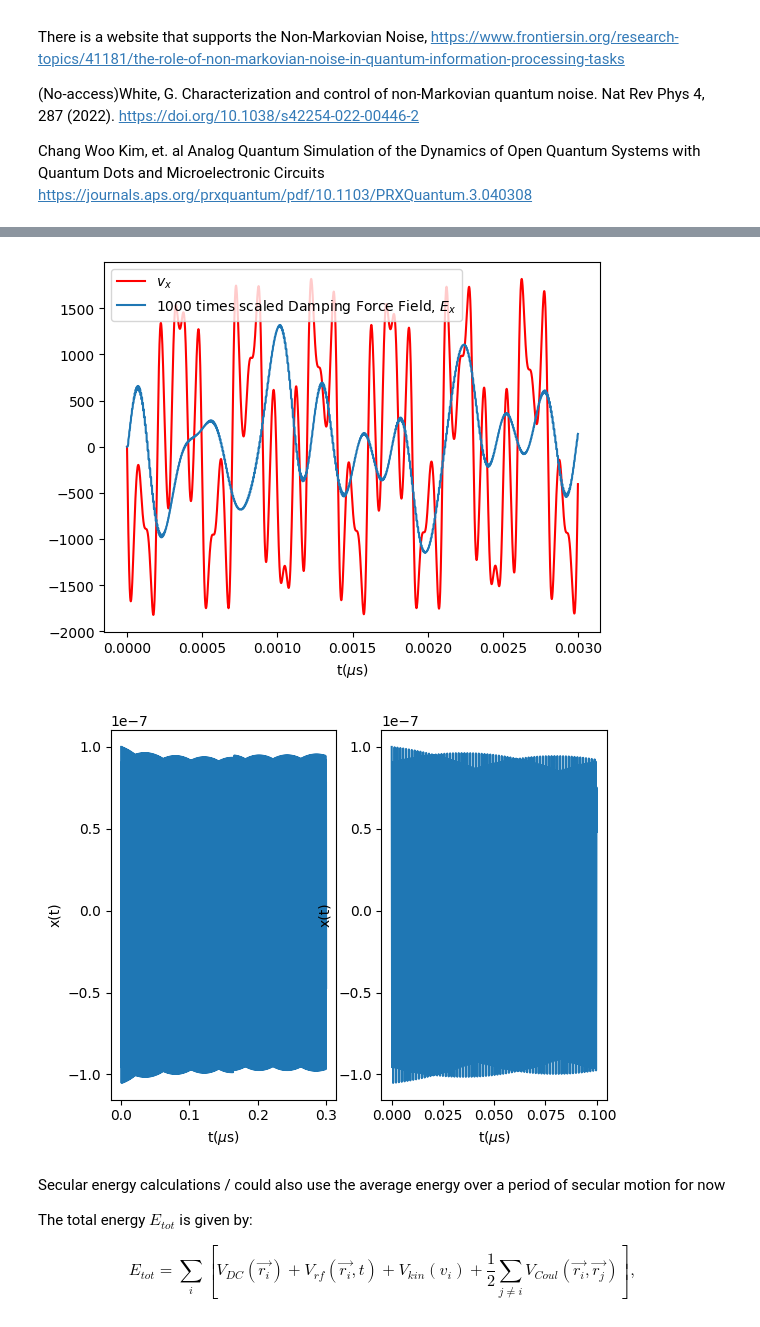
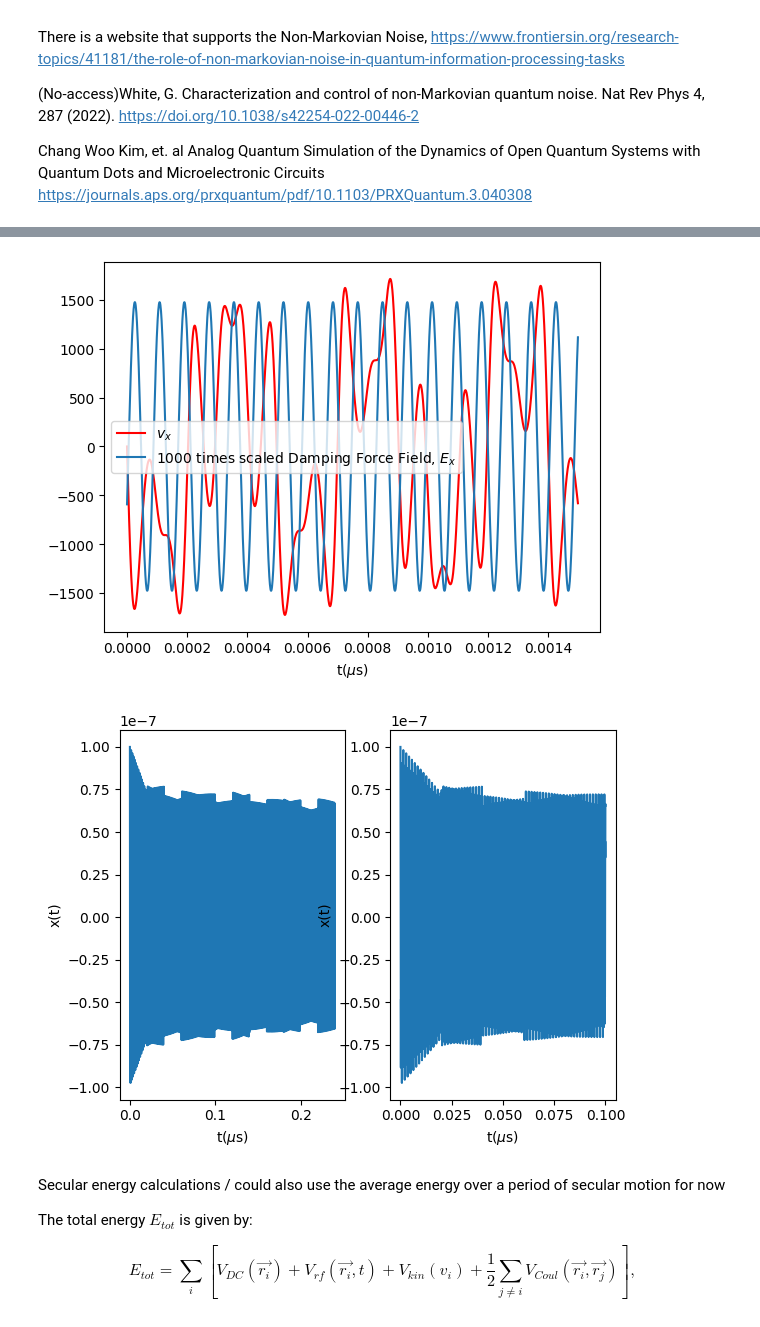
Before and after one commit to yuqian15/electron_micromotion_cooling, a Jupyter notebook: Electron-QIP.ipynb, the cells around one changed output, grey strips where cells are left out. Cells and saved outputs as stored; diff of their text form; code cells hidden in the pictures.

```diff
--- a/Electron-QIP.ipynb
+++ b/Electron-QIP.ipynb
@@ -141,7 +149,7 @@ Previously, I used Eular method for intergrating, but the total energy is not co
 # Using RK45 to solve the ODE
 
 solution = solve_ivp(fun=lambda t, Vec: DevMotion_init(t, Vec),
-                     t_span = (0, T),
+                     t_span = (0, T + t_segment),
                      y0 = Vec0,
                      t_eval = t_eval,
                      first_step = 1e-13,
@@ -155,7 +163,7 @@ progress_bar.close()
 
 # Calculate the average of the velocity in the first micromotion peroid
 Tradical = 2 * np.pi / wradical
-Nsec = 20 * int(Tradical // dt)
+Nsec = 20 * round(Tradical / dt)
 '''
 vx_init_Ampl = sum(abs(vx_init[: Nsec])) / Nsec
 vy_init_Ampl = sum(abs(vy_init[: Nsec])) / Nsec
@@ -282,40 +290,42 @@ Rezf = np.array(Rezf)
 Imzf = np.array(Imzf)
 zf = Rezf + 1j * Imzf
 
-'''
 # This is for convolution of the spectrum
 #Damping_Exf = q / deff ** 2 * np.convolve(vxf_init, Rezf)
 
 # This is for multiply of the spectrum
-Damping_Exf = q / deff ** 2 * np.multiply(vxf_init, Rezf)
+Damping_Exf = np.multiply(vxf_init, Rezf)
 
 Damping_Ex_t = np.array(ifft(Damping_Exf))
 Damping_Ex = list(Damping_Ex_t.real)
 # An additional general -1 should be added, because this is damping force
-Damping_Ex =[ -1 * a for a in Damping_Ex]
+Damping_Ex =[ - q / deff ** 2 * a for a in Damping_Ex]
+
 '''
 # This is for the method of time domain
 Damping_Ex = []
 Rez_t = np.array(ifft(Rezf))
 Rez_t = list(Rez_t.real)
-Rez_t = [- 1 / deff ** 2 * a for a in Rez_t]
+Rez_t = [- q / deff ** 2 * a for a in Rez_t]
 #print(Rez_t)
+'''
+
 # Generate the JNNoise to be added into the simulation
 U_rms = np.sqrt(4 * kB * Temperature * Rp * fres / Q)
 
 # Considering Non-Markovian JN-noise, there is a correlation time -> correlation number in the list
-Ncorr = int(1 / fres * Q / dt) # 1 / fres is the correlation time, so /dt brings Ncorr
+Ncorr = round(1 / fres * Q / dt) # 1 / fres is the correlation time, so /dt brings Ncorr
 #Ncorr = 1
 
 # ? could it larger than deff?
-JNNoise_Ex = 1 / deff * np.random.normal(0, U_rms, int(N/Ncorr) + 2)
-JNNoise_Ey = 1 / deff * np.random.normal(0, U_rms, int(N/Ncorr) + 2)
-JNNoise_Ez = 1 / deff * np.random.normal(0, U_rms, int(N/Ncorr) + 2)
+JNNoise_Ex = 1 / deff * np.random.normal(0, U_rms, round(N/Ncorr) + 2)
+JNNoise_Ey = 1 / deff * np.random.normal(0, U_rms, round(N/Ncorr) + 2)
+JNNoise_Ez = 1 / deff * np.random.normal(0, U_rms, round(N/Ncorr) + 2)
 
 
-JNNoise_Ex = np.repeat(JNNoise_Ex, Ncorr)[: N]
-JNNoise_Ey = np.repeat(JNNoise_Ey, Ncorr)[: N]
-JNNoise_Ez = np.repeat(JNNoise_Ez, Ncorr)[: N]
+JNNoise_Ex = np.repeat(JNNoise_Ex, Ncorr)[: N + 1]
+JNNoise_Ey = np.repeat(JNNoise_Ey, Ncorr)[: N + 1]
+JNNoise_Ez = np.repeat(JNNoise_Ez, Ncorr)[: N + 1]
 # %%
 
 # Calculate the damping force coefficient
@@ -342,21 +352,21 @@ def DampingFactor(Vec, t):
 # Calculate the Damping force generated by tank circuit
 
 def DampingForce(Vec, t):
-    posi = int(t/dt) - 1
-    x, y, z, vx, vy, vz = Vec
+    posi = round(t/dt)
+    # x, y, z, vx, vy, vz = Vec
 
     # This is for damping factor method
     # DampingFactorx, DampingFactory, DampingFactorz = DampingFactor(Vec, t)
     # return DampingFactorx * Damping_Ex[posi], 0., 0.
     # This is for time-segment method
-    #return DampingFactorx * Damping_Ex_temp[posi], 0., 0.
+    return Damping_Ex_temp[posi], 0., 0.
     # This is for time-domain method
-    Damping_Ex.append(Rez_t[posi] * vx)
-    return Rez_t[posi] * vx, 0., 0.
+    # Damping_Ex.append(Rez_t[posi] * vx)
+    # return Rez_t[posi] * vx, 0., 0.
 
 #Calculate the JN noise of the circuit
 def JNNoise(Vec, t):
-    posi = int(t/dt) - 1
+    posi = round(t/dt)
     return JNNoise_Ex[posi], 0., 0.
     #return 0., 0., 0.
 
@@ -559,13 +603,13 @@ plt.show()
 # %%
-Zoomnum = int(30e-10/dt)
+Zoomnum = int(15e-10/dt)
 plt.plot(np.array(t_eval[:Zoomnum]) * 1e6, vx_damp[: Zoomnum], 'r-', label = "$v_x$")
 plt.plot(np.array(t_eval[:Zoomnum]) * 1e6, 1000 * np.array(Damping_Ex[: Zoomnum]), label = "1000 times scaled Damping Force Field, $E_x$")
 
 plt.legend()
 plt.xlabel("t($\mu$s)")
 plt.show()
 # %% [output]
-[figure, old version]
+[figure, new version]
 # %%
 # Plot the x-axis motion
 fig1, ax = plt.subplots(1,2)
@@ -578,7 +622,7 @@ ax[0].set_xlabel('t($\mu$s)')
 ax[0].set_ylabel('x(t)')
 
 # Plot the data on the axes
-Zoomnum = int(0.1e-6/dt)
+Zoomnum = round(0.1e-6/dt)
 ax[1].plot(t_eval[:Zoomnum]*1e6, x_damp[:Zoomnum])
 
 # Add labels to the axes
@@ -588,7 +632,7 @@ ax[1].set_ylabel('x(t)')
 # Show the plot
 plt.show()
 # %% [output]
-[figure, old version]
+[figure, new version]
 # %% [markdown]
 Secular energy calculations / could also use the average energy over a period of secular motion for now
 
```
Also changed, not shown: parts of 11 cells of this notebook.
